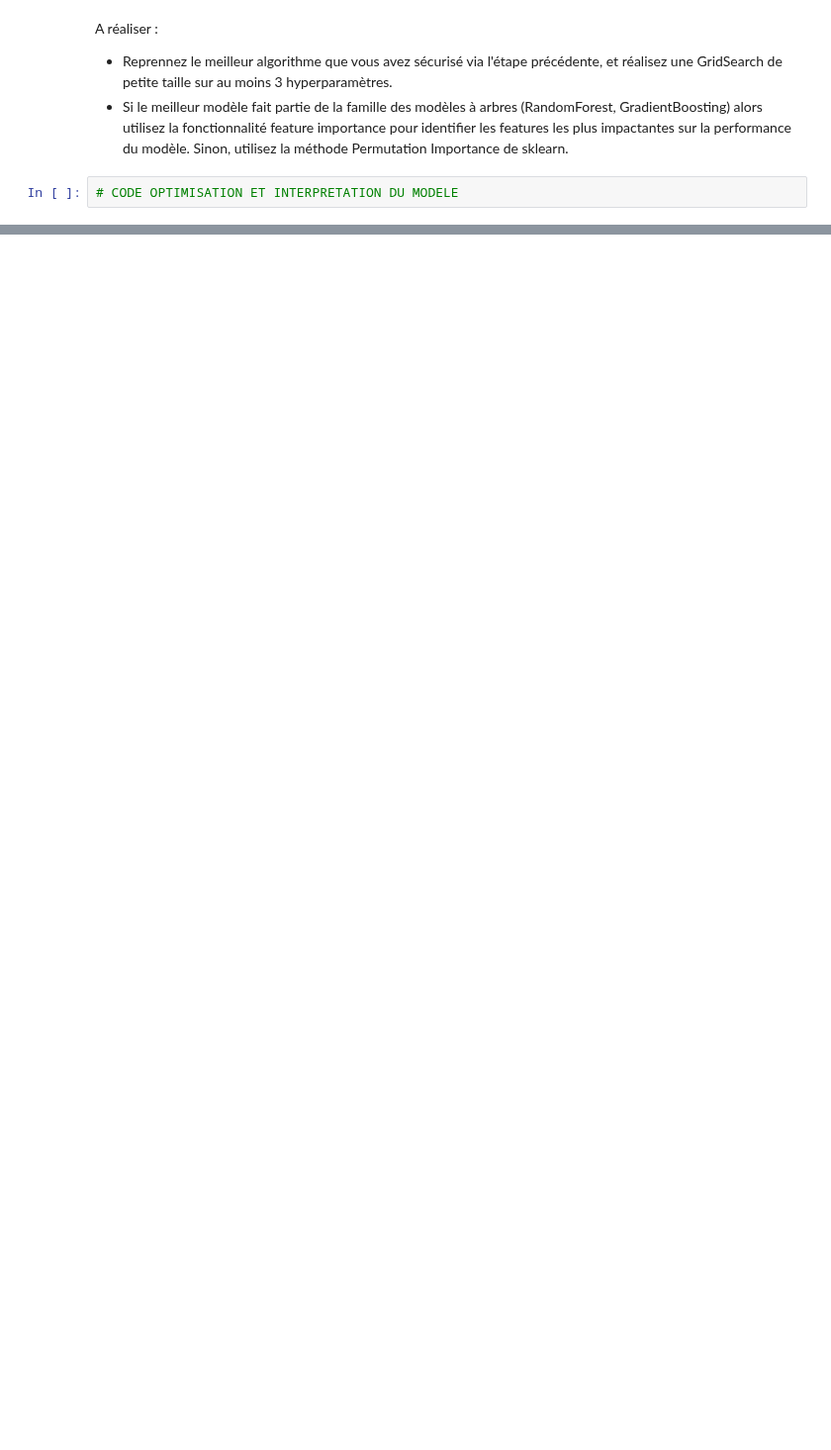
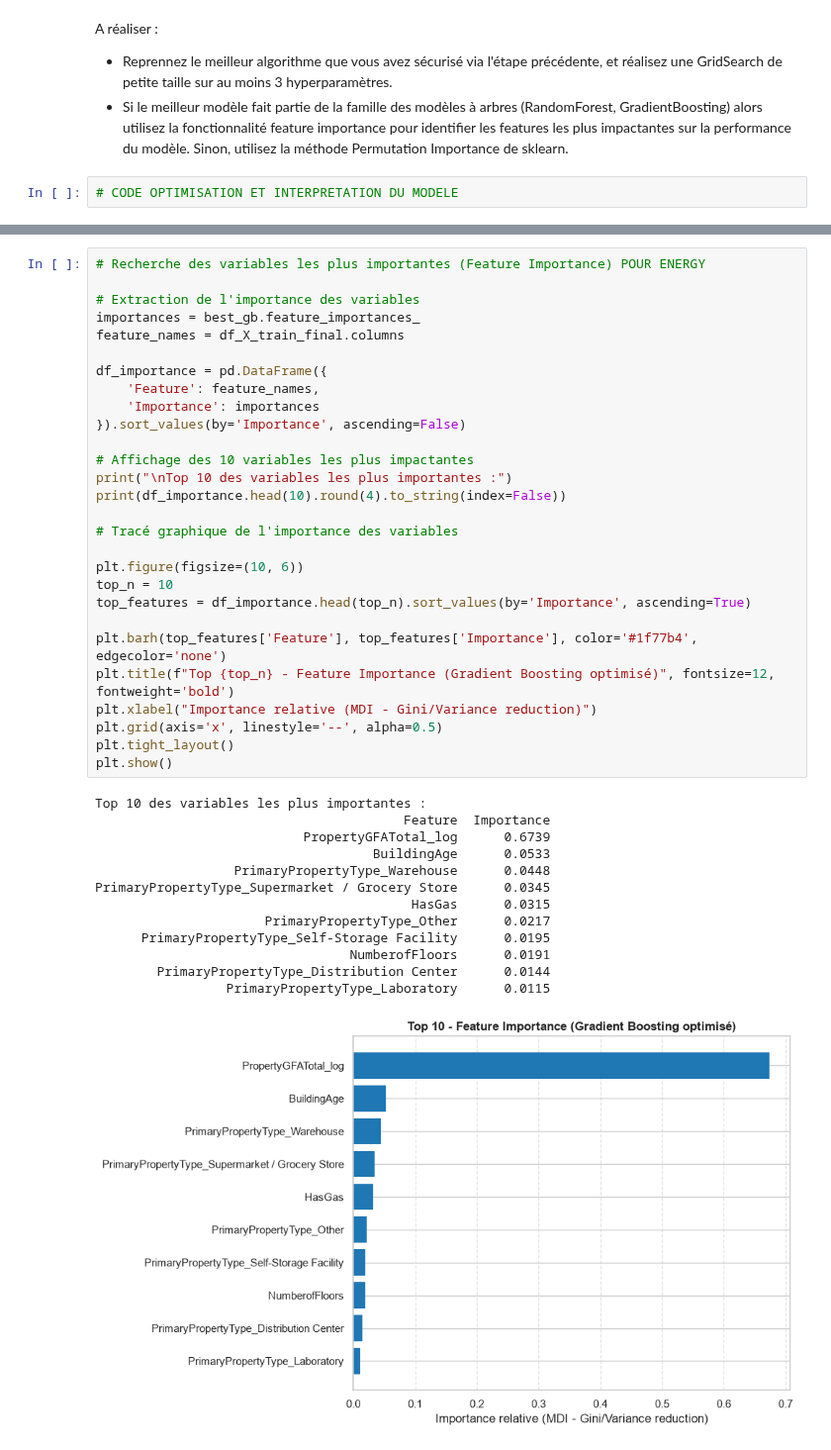
Before and after one commit to Alexis-h2/P3_OC_consommation_batiments_IA, a Jupyter notebook: Hernandez_Alexis_1_notebook_102026.ipynb, the cells around one changed output, grey strips where cells are left out. Shown at 99% size. Cells and saved outputs as stored; diff of their text form; blank space fills up the shorter version.

```diff
--- a/Hernandez_Alexis_1_notebook_102026.ipynb
+++ b/Hernandez_Alexis_1_notebook_102026.ipynb
@@ -803,0 +1230,42 @@ A réaliser :
+# %%
+# Recherche des variables les plus importantes (Feature Importance) POUR ENERGY
+
+# Extraction de l'importance des variables
+importances = best_gb.feature_importances_
+feature_names = df_X_train_final.columns
+
+df_importance = pd.DataFrame({
+    'Feature': feature_names,
+    'Importance': importances
+}).sort_values(by='Importance', ascending=False)
+
+# Affichage des 10 variables les plus impactantes
+print("\nTop 10 des variables les plus importantes :")
+print(df_importance.head(10).round(4).to_string(index=False))
+
+# Tracé graphique de l'importance des variables
+
+plt.figure(figsize=(10, 6))
+top_n = 10
+top_features = df_importance.head(top_n).sort_values(by='Importance', ascending=True)
+
+plt.barh(top_features['Feature'], top_features['Importance'], color='#1f77b4', edgecolor='none')
+plt.title(f"Top {top_n} - Feature Importance (Gradient Boosting optimisé)", fontsize=12, fontweight='bold')
+plt.xlabel("Importance relative (MDI - Gini/Variance reduction)")
+plt.grid(axis='x', linestyle='--', alpha=0.5)
+plt.tight_layout()
+plt.show()
+# %% [output]
+Top 10 des variables les plus importantes :
+                                        Feature  Importance
+                           PropertyGFATotal_log      0.6739
+                                    BuildingAge      0.0533
+                  PrimaryPropertyType_Warehouse      0.0448
+PrimaryPropertyType_Supermarket / Grocery Store      0.0345
+                                         HasGas      0.0315
+                      PrimaryPropertyType_Other      0.0217
+      PrimaryPropertyType_Self-Storage Facility      0.0195
+                                 NumberofFloors      0.0191
+        PrimaryPropertyType_Distribution Center      0.0144
+                 PrimaryPropertyType_Laboratory      0.0115
+[figure, added]
```
Also changed, not shown: parts of 28 cells of this notebook, 1 other file.
